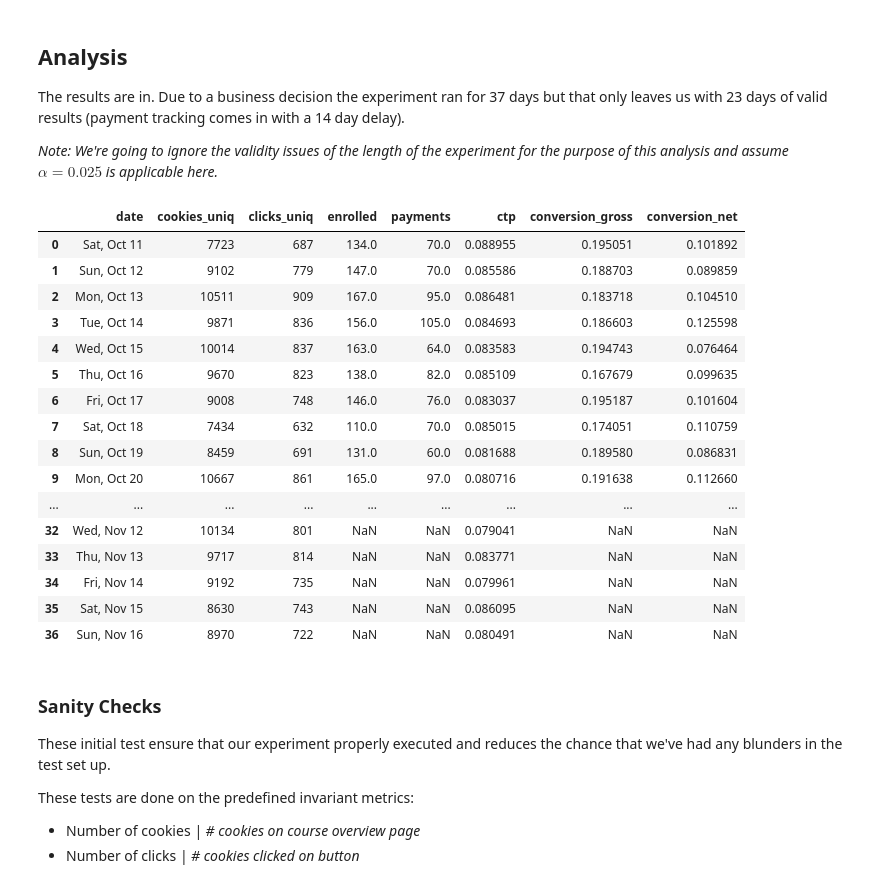
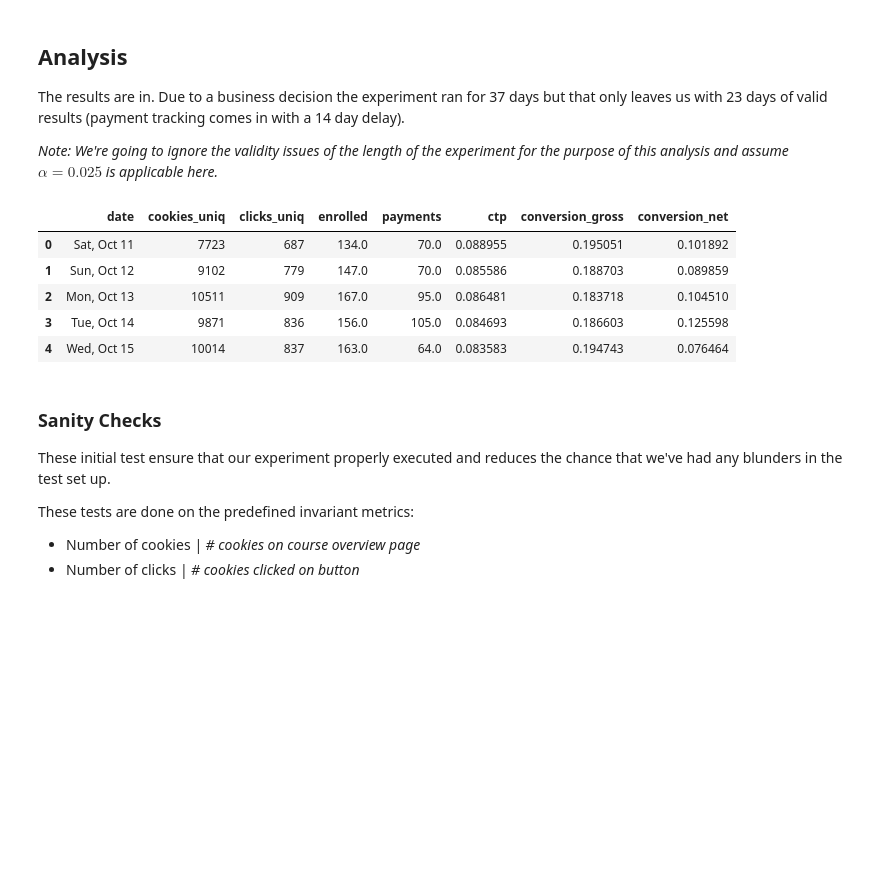
Before and after one commit to Germoe/sandbox, a Jupyter notebook: casestudies/udacity_ab_experiment/AB Experiment in Python.ipynb, the cells around one changed output. Saved outputs shown, nothing was run; the diff lists cells and outputs as text; code cells hidden in the pictures; blank space fills up the shorter version.

```diff
--- a/casestudies/udacity_ab_experiment/AB Experiment in Python.ipynb
+++ b/casestudies/udacity_ab_experiment/AB Experiment in Python.ipynb
@@ -413,42 +412,31 @@ _Note: We're going to ignore the validity issues of the length of the experiment
 # %%
 # Load in experiment and control data
 exp = pd.read_csv('data/experiment.csv',parse_dates=['Date'])
 cont = pd.read_csv('data/control.csv',parse_dates=['Date'])
 
 # Rename columns to above naming convention
 header = ['date','cookies_uniq','clicks_uniq','enrolled','payments']
 exp.columns = header
 cont.columns = header
 
 # Compute metrics
 # Note that retention is not necessary to compute as we've dropped that evaluation metric earlier
 exp['ctp'] = exp['clicks_uniq'] / exp['cookies_uniq']
 exp['conversion_gross'] = exp['enrolled'] / exp['clicks_uniq']
 exp['conversion_net'] = exp['payments'] / exp['clicks_uniq']
 
 cont['ctp'] = cont['clicks_uniq'] / cont['cookies_uniq']
 cont['conversion_gross'] = cont['enrolled'] / cont['clicks_uniq']
 cont['conversion_net'] = cont['payments'] / cont['clicks_uniq']
 
-cont.head(1000)
+cont.head()
 # %% [output]
 |  | date | cookies_uniq | clicks_uniq | enrolled | payments | ctp | conversion_gross | conversion_net |
 | 0 | Sat, Oct 11 | 7723 | 687 | 134.0 | 70.0 | 0.088955 | 0.195051 | 0.101892 |
 | 1 | Sun, Oct 12 | 9102 | 779 | 147.0 | 70.0 | 0.085586 | 0.188703 | 0.089859 |
 | 2 | Mon, Oct 13 | 10511 | 909 | 167.0 | 95.0 | 0.086481 | 0.183718 | 0.104510 |
 | 3 | Tue, Oct 14 | 9871 | 836 | 156.0 | 105.0 | 0.084693 | 0.186603 | 0.125598 |
 | 4 | Wed, Oct 15 | 10014 | 837 | 163.0 | 64.0 | 0.083583 | 0.194743 | 0.076464 |
-| 5 | Thu, Oct 16 | 9670 | 823 | 138.0 | 82.0 | 0.085109 | 0.167679 | 0.099635 |
-| 6 | Fri, Oct 17 | 9008 | 748 | 146.0 | 76.0 | 0.083037 | 0.195187 | 0.101604 |
-| 7 | Sat, Oct 18 | 7434 | 632 | 110.0 | 70.0 | 0.085015 | 0.174051 | 0.110759 |
-| 8 | Sun, Oct 19 | 8459 | 691 | 131.0 | 60.0 | 0.081688 | 0.189580 | 0.086831 |
-| 9 | Mon, Oct 20 | 10667 | 861 | 165.0 | 97.0 | 0.080716 | 0.191638 | 0.112660 |
-| ... | ... | ... | ... | ... | ... | ... | ... | ... |
-| 32 | Wed, Nov 12 | 10134 | 801 | NaN | NaN | 0.079041 | NaN | NaN |
-| 33 | Thu, Nov 13 | 9717 | 814 | NaN | NaN | 0.083771 | NaN | NaN |
-| 34 | Fri, Nov 14 | 9192 | 735 | NaN | NaN | 0.079961 | NaN | NaN |
-| 35 | Sat, Nov 15 | 8630 | 743 | NaN | NaN | 0.086095 | NaN | NaN |
-| 36 | Sun, Nov 16 | 8970 | 722 | NaN | NaN | 0.080491 | NaN | NaN |
 # %% [markdown]
 ### Sanity Checks
 
```
Also changed, not shown: parts of 12 cells of this notebook.
